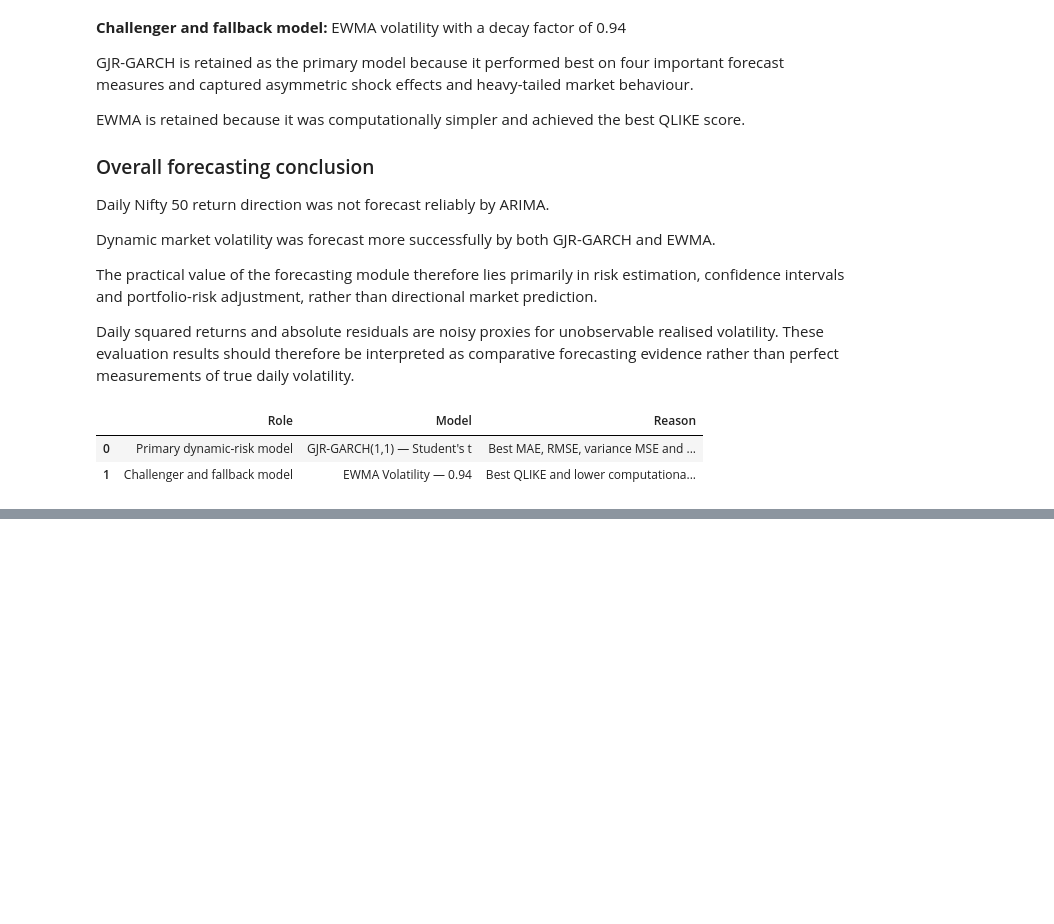
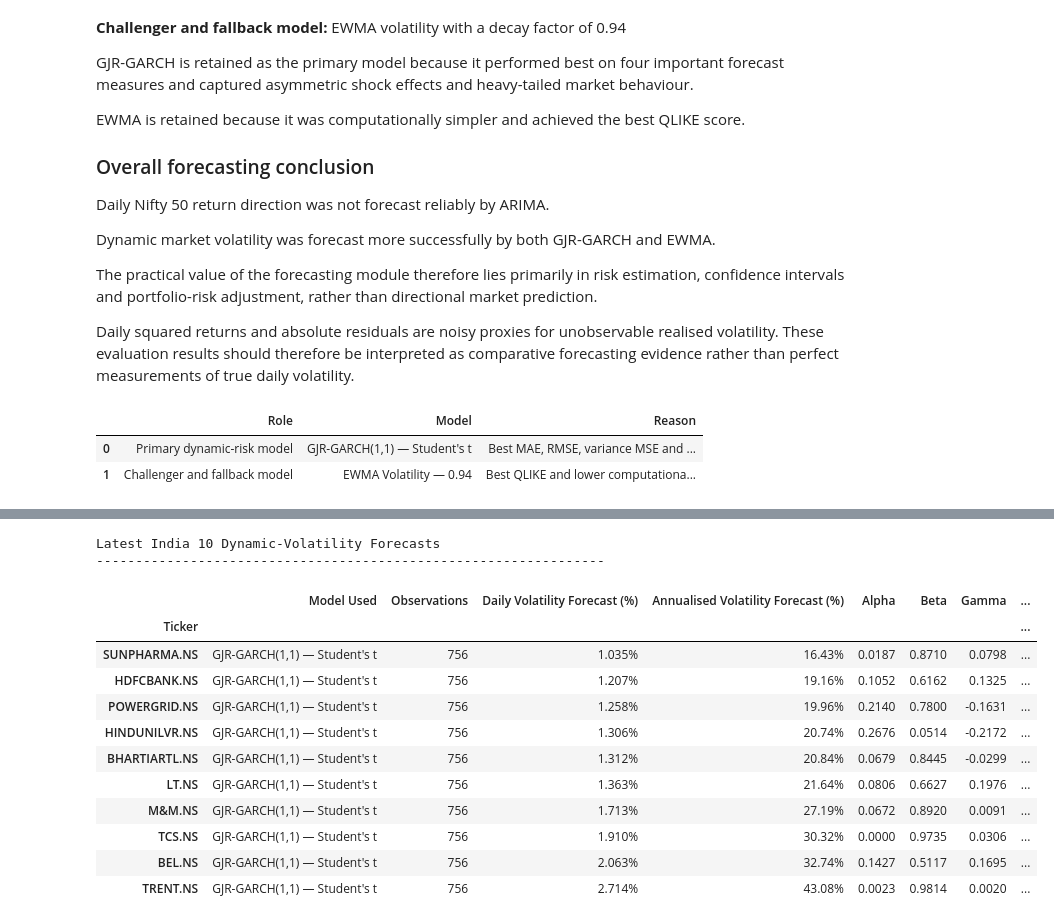
Before and after one commit to Rohil121/bharat-portfolio-lab, a Jupyter notebook: notebooks/04_forecasting_risk_models.ipynb, the cells around one changed output, grey strips where cells are left out. Cells and saved outputs as stored; diff of their text form; code cells hidden in the pictures; blank space fills up the shorter version.

Commit message:
Build reusable stock-level volatility forecast engine

```diff
--- a/notebooks/04_forecasting_risk_models.ipynb
+++ b/notebooks/04_forecasting_risk_models.ipynb
@@ -2761,0 +3010,74 @@ display(volatility_model_decision)
+# %%
+# ---------------------------------------------------------
+# Latest dynamic-volatility forecast for India 10
+# ---------------------------------------------------------
+
+stock_volatility_forecast_records = []
+
+for ticker in DEFAULT_FORECAST_TICKERS:
+
+    ticker_forecast = (
+        forecast_next_day_dynamic_volatility(
+            return_series=
+                forecast_log_returns[
+                    ticker
+                ],
+            estimation_window=756,
+            minimum_observations=504,
+            ewma_decay=0.94,
+        )
+    )
+
+    stock_volatility_forecast_records.append(
+        {
+            "Ticker": ticker,
+            **ticker_forecast,
+        }
+    )
+
+
+latest_stock_volatility_forecasts = (
+    pd.DataFrame(
+        stock_volatility_forecast_records
+    )
+    .set_index("Ticker")
+    .sort_values(
+        "Annualised Volatility Forecast (%)"
+    )
+)
+
+print("Latest India 10 Dynamic-Volatility Forecasts")
+print("-" * 65)
+
+display(
+    latest_stock_volatility_forecasts.style.format(
+        {
+            "Observations": "{:,.0f}",
+            "Daily Volatility Forecast (%)":
+                "{:.3f}%",
+            "Annualised Volatility Forecast (%)":
+                "{:.2f}%",
+            "Alpha": "{:.4f}",
+            "Beta": "{:.4f}",
+            "Gamma": "{:.4f}",
+            "Persistence": "{:.4f}",
+            "Degrees of Freedom": "{:.2f}",
+        },
+        na_rep="—",
+    )
+)
+# %% [output]
+Latest India 10 Dynamic-Volatility Forecasts
+-----------------------------------------------------------------
+|  | Model Used | Observations | Daily Volatility Forecast (%) | Annualised Volatility Forecast (%) | Alpha | Beta | Gamma | ... |
+| Ticker |  |  |  |  |  |  |  | ... |
+| SUNPHARMA.NS | GJR-GARCH(1,1) — Student's t | 756 | 1.035% | 16.43% | 0.0187 | 0.8710 | 0.0798 | ... |
+| HDFCBANK.NS | GJR-GARCH(1,1) — Student's t | 756 | 1.207% | 19.16% | 0.1052 | 0.6162 | 0.1325 | ... |
+| POWERGRID.NS | GJR-GARCH(1,1) — Student's t | 756 | 1.258% | 19.96% | 0.2140 | 0.7800 | -0.1631 | ... |
+| HINDUNILVR.NS | GJR-GARCH(1,1) — Student's t | 756 | 1.306% | 20.74% | 0.2676 | 0.0514 | -0.2172 | ... |
+| BHARTIARTL.NS | GJR-GARCH(1,1) — Student's t | 756 | 1.312% | 20.84% | 0.0679 | 0.8445 | -0.0299 | ... |
+| LT.NS | GJR-GARCH(1,1) — Student's t | 756 | 1.363% | 21.64% | 0.0806 | 0.6627 | 0.1976 | ... |
+| M&M.NS | GJR-GARCH(1,1) — Student's t | 756 | 1.713% | 27.19% | 0.0672 | 0.8920 | 0.0091 | ... |
+| TCS.NS | GJR-GARCH(1,1) — Student's t | 756 | 1.910% | 30.32% | 0.0000 | 0.9735 | 0.0306 | ... |
+| BEL.NS | GJR-GARCH(1,1) — Student's t | 756 | 2.063% | 32.74% | 0.1427 | 0.5117 | 0.1695 | ... |
+| TRENT.NS | GJR-GARCH(1,1) — Student's t | 756 | 2.714% | 43.08% | 0.0023 | 0.9814 | 0.0020 | ... |
```
Also changed, not shown: parts of 3 cells of this notebook.
